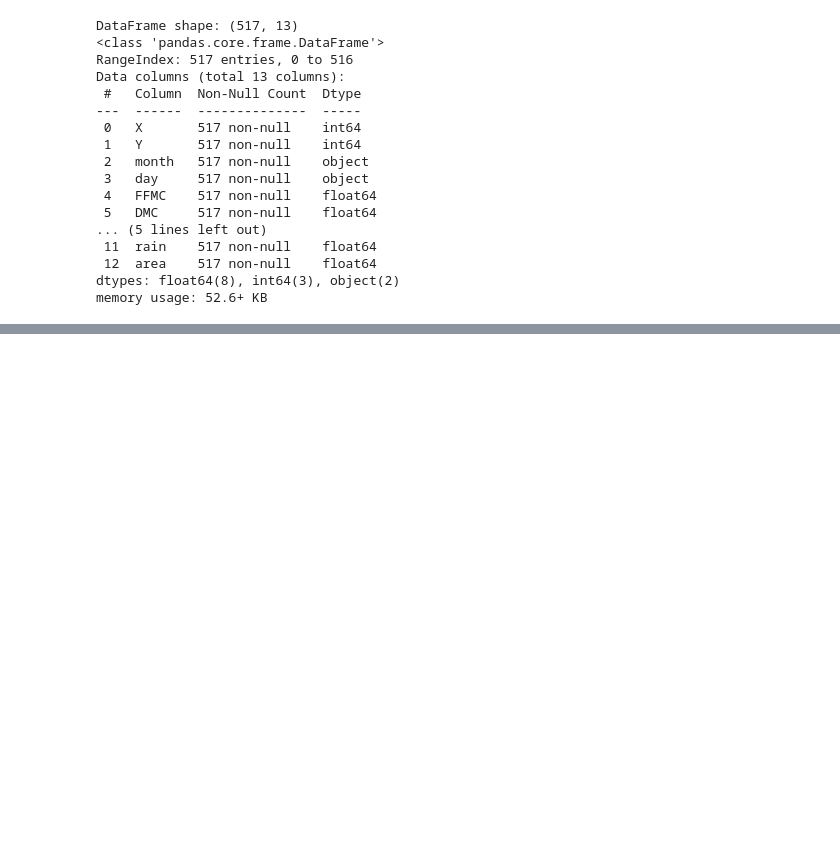
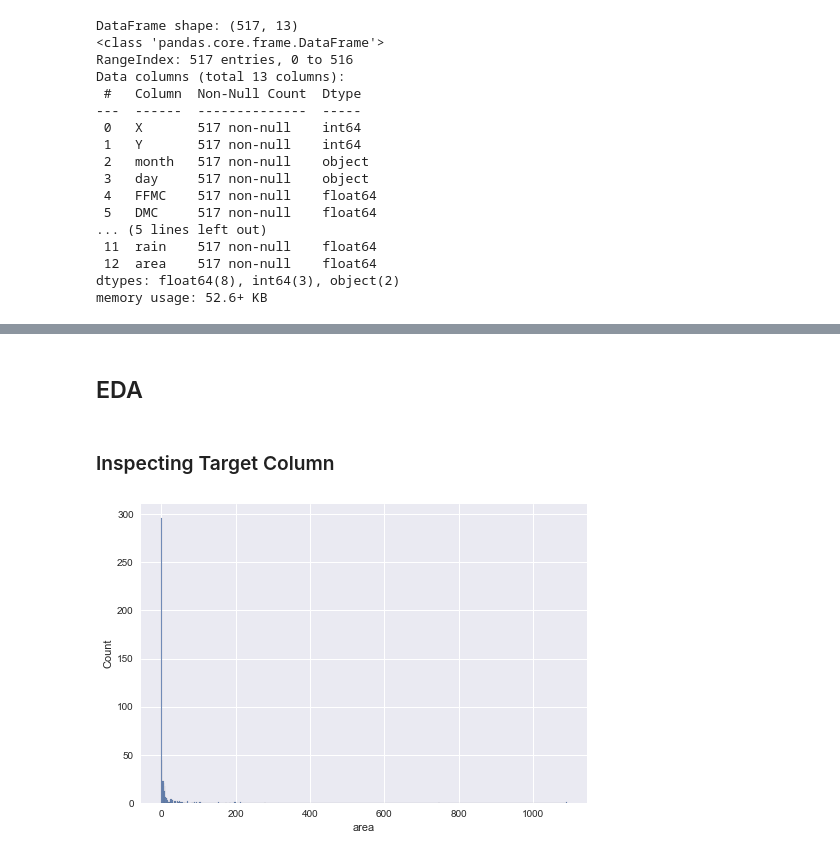
Before and after one commit to edutjie/Deep-Learning-Indonesia.AI, a Jupyter notebook: 6. Final Project/forest_fire_estimation.ipynb, the cells around one changed output, grey strips where cells are left out. Cells and saved outputs as stored; diff of their text form; code cells hidden in the pictures; blank space fills up the shorter version.

```diff
--- a/6. Final Project/forest_fire_estimation.ipynb
+++ b/6. Final Project/forest_fire_estimation.ipynb
@@ -64,0 +103,9 @@ memory usage: 52.6+ KB
+# %% [markdown]
+## EDA
+# %% [markdown]
+### Inspecting Target Column
+# %%
+sns.histplot(x='area', data=df)
+plt.show()
+# %% [output]
+[figure, added]
```
Also changed, not shown: parts of 97 cells of this notebook, 2 other files.
